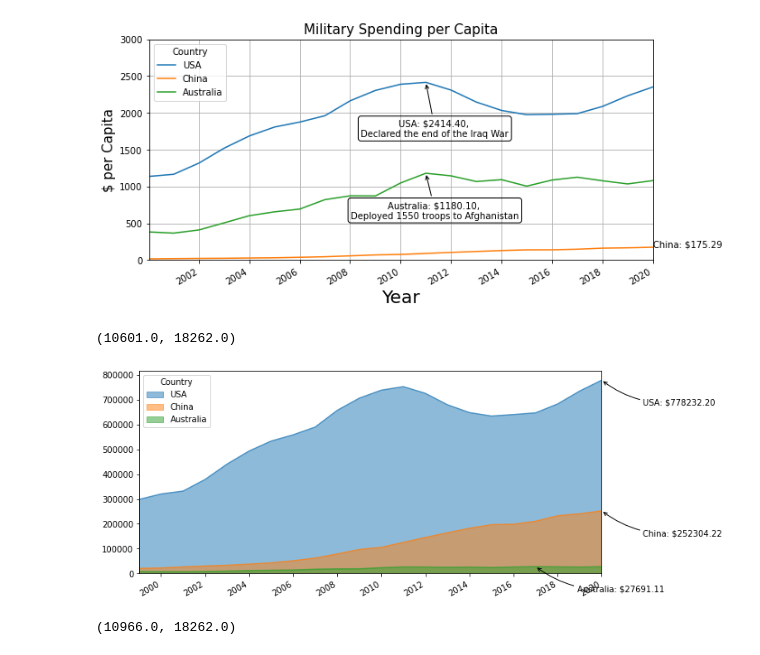
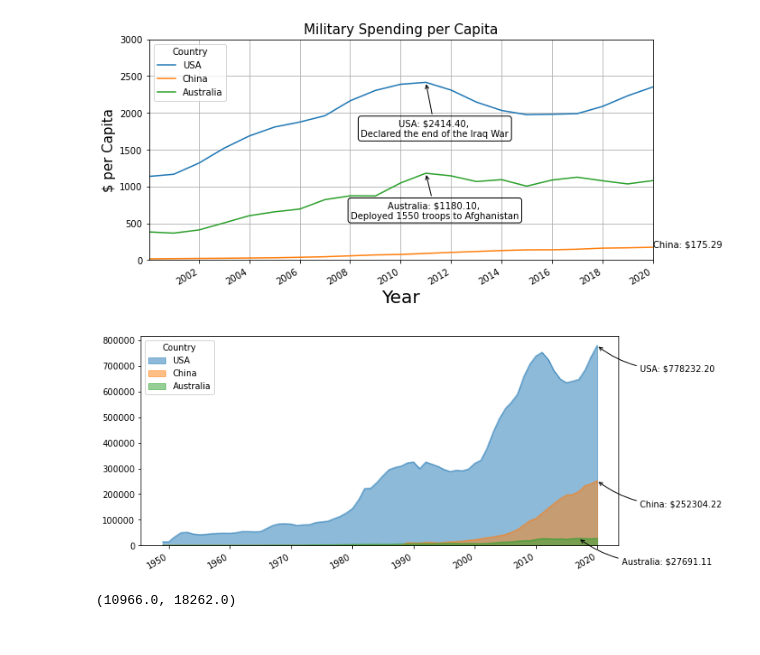
Before and after one commit to MaxRaphael/data_project, a Jupyter notebook: Military_spend.ipynb, the cells around one changed output. Saved outputs shown, nothing was run; the diff lists cells and outputs as text; code cells hidden in the pictures.

```diff
--- a/Military_spend.ipynb
+++ b/Military_spend.ipynb
@@ -135,23 +151,22 @@ plt.grid(True)
 # %%
 UCA_usd = currentUSD[['USA', 'China', 'Australia']]
 bx = UCA_usd.plot(kind='area', stacked=False)
 for column in UCA_usd:
     try:
         max_val = UCA_usd[column].max()
         min_val = UCA_usd[column].min()
        # if max_val > min_val*10:
         i=UCA_usd[column].idxmax()
         bx.annotate(f"{column}: ${max_val:.2f}", xy=(i,max_val),
         xytext=(50, -30), textcoords='offset points',
         arrowprops=dict(arrowstyle="->",connectionstyle="arc3,rad=-0.2"))
 
     except Exception as e:
         print(columns, e)
 
-plt.xlim(["1999-01-10", "2020-01-01"])
+#plt.xlim(["1999-01-10", "2020-01-01"])
 # %% [output]
-(10601.0, 18262.0)
-[figure, old version]
+[figure, new version]
 # %%
 fd3 = perCapita[['USA', 'China', 'UK', 'France', 'Australia']]
 fd3.plot(kind = 'area', stacked=False)
```
Also changed, not shown: parts of 12 cells of this notebook, 2 other files.
